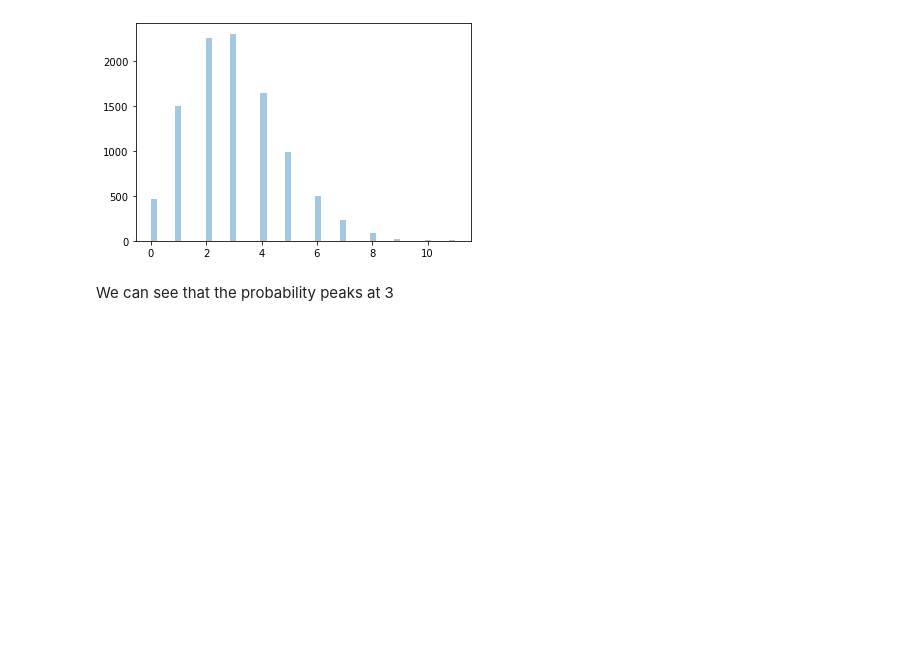
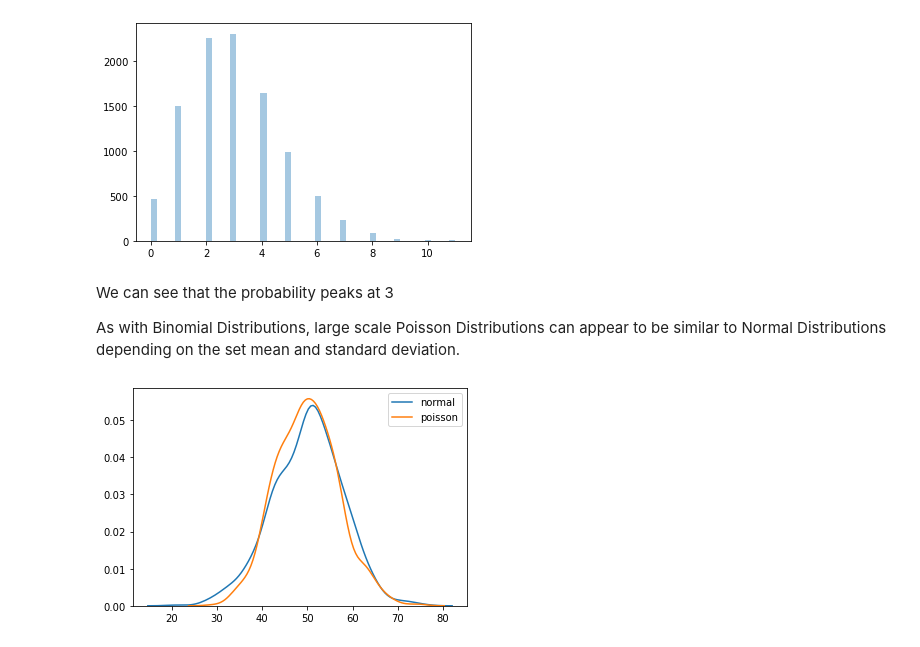
Before and after one commit to SharonNicG/52465-Assignment, a Jupyter notebook: NumPy-Random Assignment.ipynb, the cells around one changed output. Saved outputs shown, nothing was run; the diff lists cells and outputs as text; code cells hidden in the pictures; blank space fills up the shorter version.

Commit message:
Insertion of plots to compare normal, binomial and poisson distributions

```diff
--- a/NumPy-Random Assignment.ipynb
+++ b/NumPy-Random Assignment.ipynb
@@ -456,5 +460,14 @@ sns.distplot(np.random.poisson(3, 10000), hist=True, kde=False)
 plt.show()
 # %% [output]
 [figure]
-# %% [markdown]
-We can see that the probability peaks at 3
+# %% [markdown]
+We can see that the probability peaks at 3
+
+As with Binomial Distributions, large scale Poisson Distributions can appear to be similar to Normal Distributions depending on the set mean and standard deviation.
+# %%
+sns.distplot(np.random.normal(loc=50, scale=8, size=1000), hist=False, kde=True, label='normal')
+sns.distplot(np.random.poisson(lam=50, size=1000), hist=False, kde=True, label='poisson')
+
+plt.show()
+# %% [output]
+[figure, added]
```
Also changed, not shown: parts of 7 cells of this notebook.
